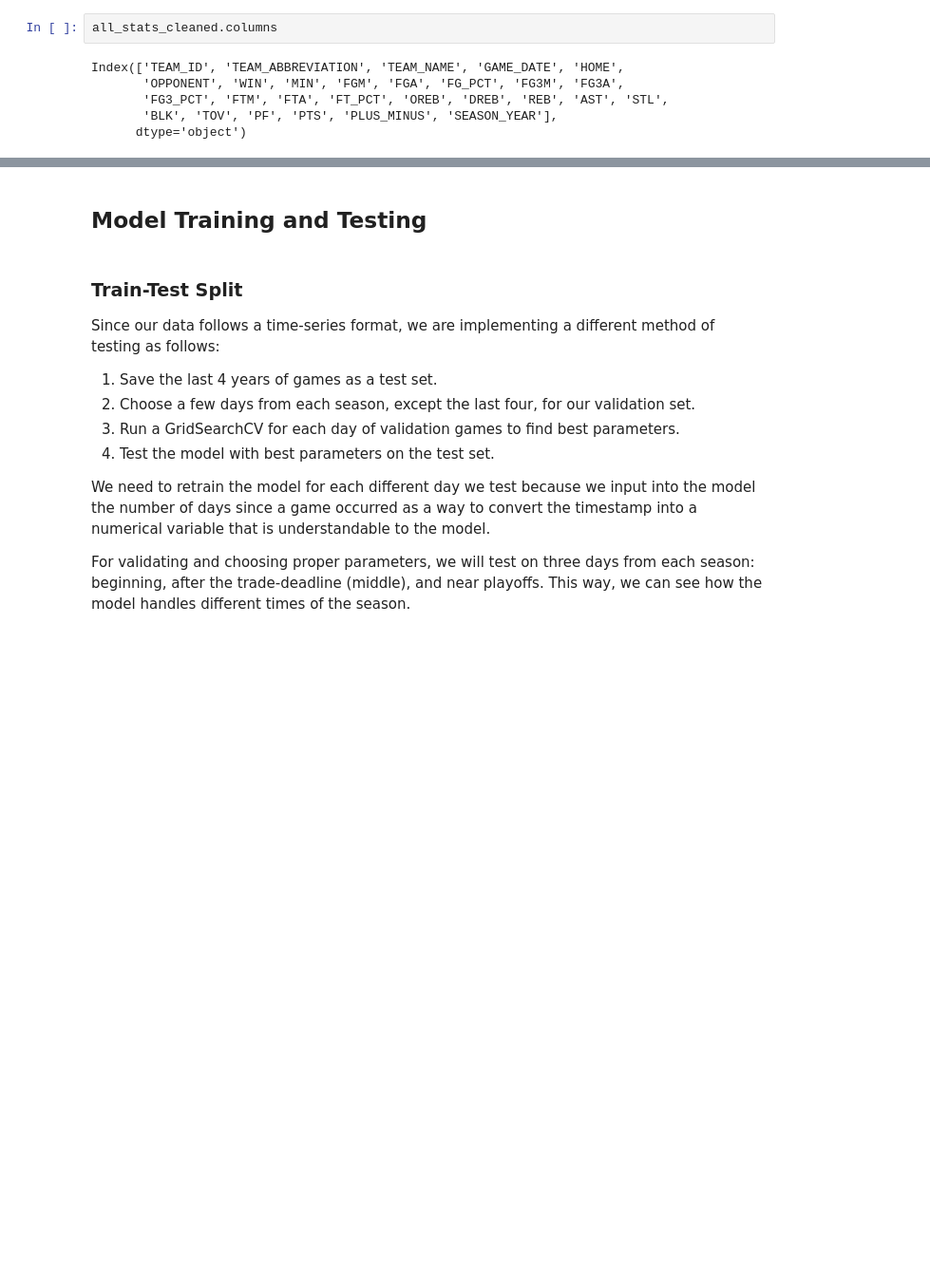
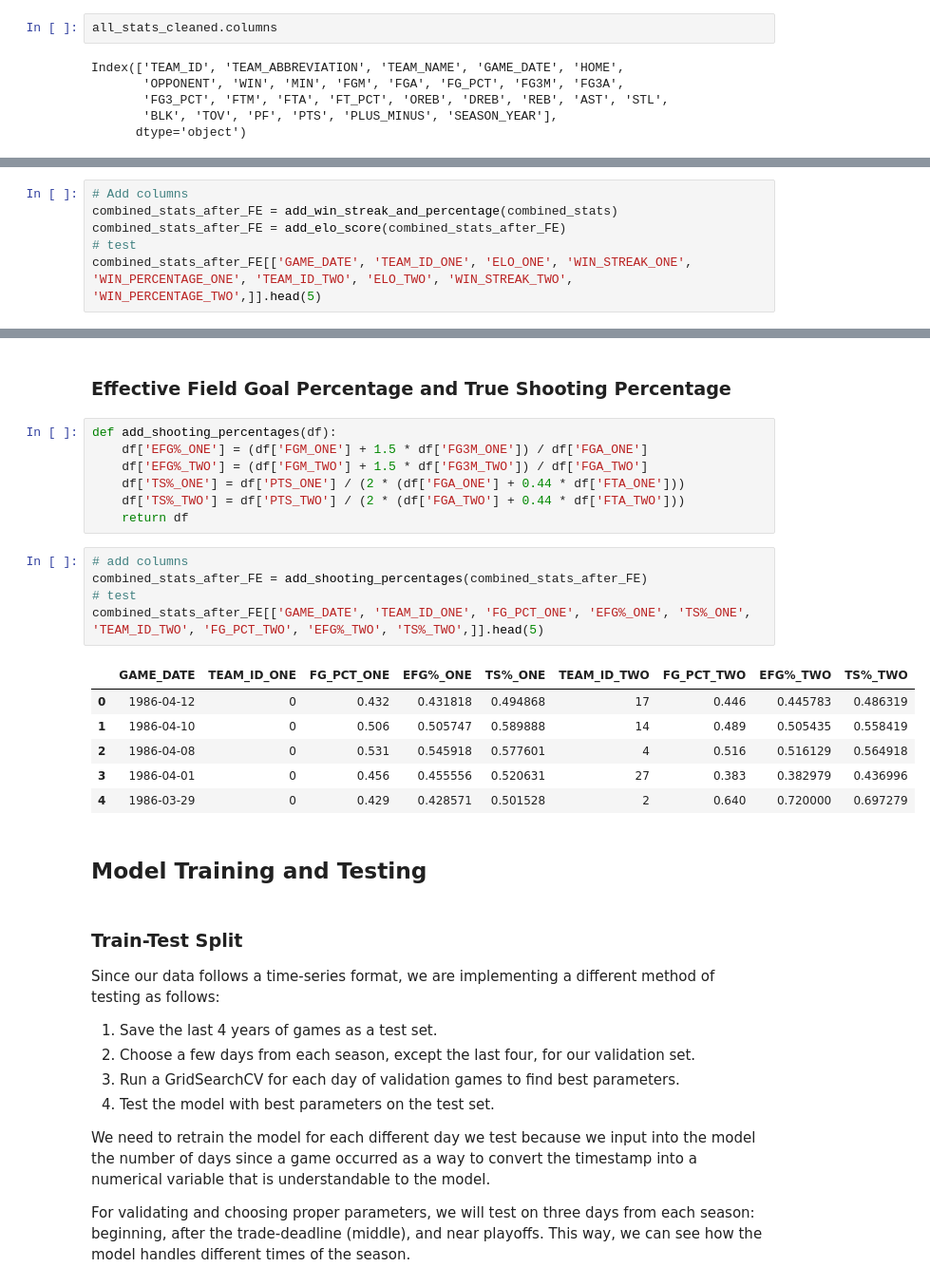
Before and after one commit to tanmbillawala/nba_game_predictor, a Jupyter notebook: CMPE257Project.ipynb, the cells around one changed output, grey strips where cells are left out. Shown at 95% size. Drawn from its saved outputs; the diff is of its cells as text; blank space fills up the shorter version.

Commit message:
Feature Engineering Test 1

```diff
--- a/CMPE257Project.ipynb
+++ b/CMPE257Project.ipynb
@@ -535,0 +662,6 @@ Index(['TEAM_ID', 'TEAM_ABBREVIATION', 'TEAM_NAME', 'GAME_DATE', 'HOME',
+# %%
+# Add columns
+combined_stats_after_FE = add_win_streak_and_percentage(combined_stats)
+combined_stats_after_FE = add_elo_score(combined_stats_after_FE)
+# test
+combined_stats_after_FE[['GAME_DATE', 'TEAM_ID_ONE', 'ELO_ONE', 'WIN_STREAK_ONE', 'WIN_PERCENTAGE_ONE', 'TEAM_ID_TWO', 'ELO_TWO', 'WIN_STREAK_TWO', 'WIN_PERCENTAGE_TWO',]].head(5)
@@ -536,3 +675,24 @@ Index(['TEAM_ID', 'TEAM_ABBREVIATION', 'TEAM_NAME', 'GAME_DATE', 'HOME',
+# %% [markdown]
+### Effective Field Goal Percentage and True Shooting Percentage
+# %%
+def add_shooting_percentages(df):
+    df['EFG%_ONE'] = (df['FGM_ONE'] + 1.5 * df['FG3M_ONE']) / df['FGA_ONE']
+    df['EFG%_TWO'] = (df['FGM_TWO'] + 1.5 * df['FG3M_TWO']) / df['FGA_TWO']
+    df['TS%_ONE'] = df['PTS_ONE'] / (2 * (df['FGA_ONE'] + 0.44 * df['FTA_ONE']))
+    df['TS%_TWO'] = df['PTS_TWO'] / (2 * (df['FGA_TWO'] + 0.44 * df['FTA_TWO']))
+    return df
+# %%
+# add columns
+combined_stats_after_FE = add_shooting_percentages(combined_stats_after_FE)
+# test
+combined_stats_after_FE[['GAME_DATE', 'TEAM_ID_ONE', 'FG_PCT_ONE', 'EFG%_ONE', 'TS%_ONE', 'TEAM_ID_TWO', 'FG_PCT_TWO', 'EFG%_TWO', 'TS%_TWO',]].head(5)
+# %% [output]
+|  | GAME_DATE | TEAM_ID_ONE | FG_PCT_ONE | EFG%_ONE | TS%_ONE | TEAM_ID_TWO | FG_PCT_TWO | EFG%_TWO | TS%_TWO |
+| 0 | 1986-04-12 | 0 | 0.432 | 0.431818 | 0.494868 | 17 | 0.446 | 0.445783 | 0.486319 |
+| 1 | 1986-04-10 | 0 | 0.506 | 0.505747 | 0.589888 | 14 | 0.489 | 0.505435 | 0.558419 |
+| 2 | 1986-04-08 | 0 | 0.531 | 0.545918 | 0.577601 | 4 | 0.516 | 0.516129 | 0.564918 |
+| 3 | 1986-04-01 | 0 | 0.456 | 0.455556 | 0.520631 | 27 | 0.383 | 0.382979 | 0.436996 |
+| 4 | 1986-03-29 | 0 | 0.429 | 0.428571 | 0.501528 | 2 | 0.640 | 0.720000 | 0.697279 |
 # %% [markdown]
 ## Model Training and Testing
 # %% [markdown]
```
Also changed, not shown: parts of 15 cells of this notebook.
